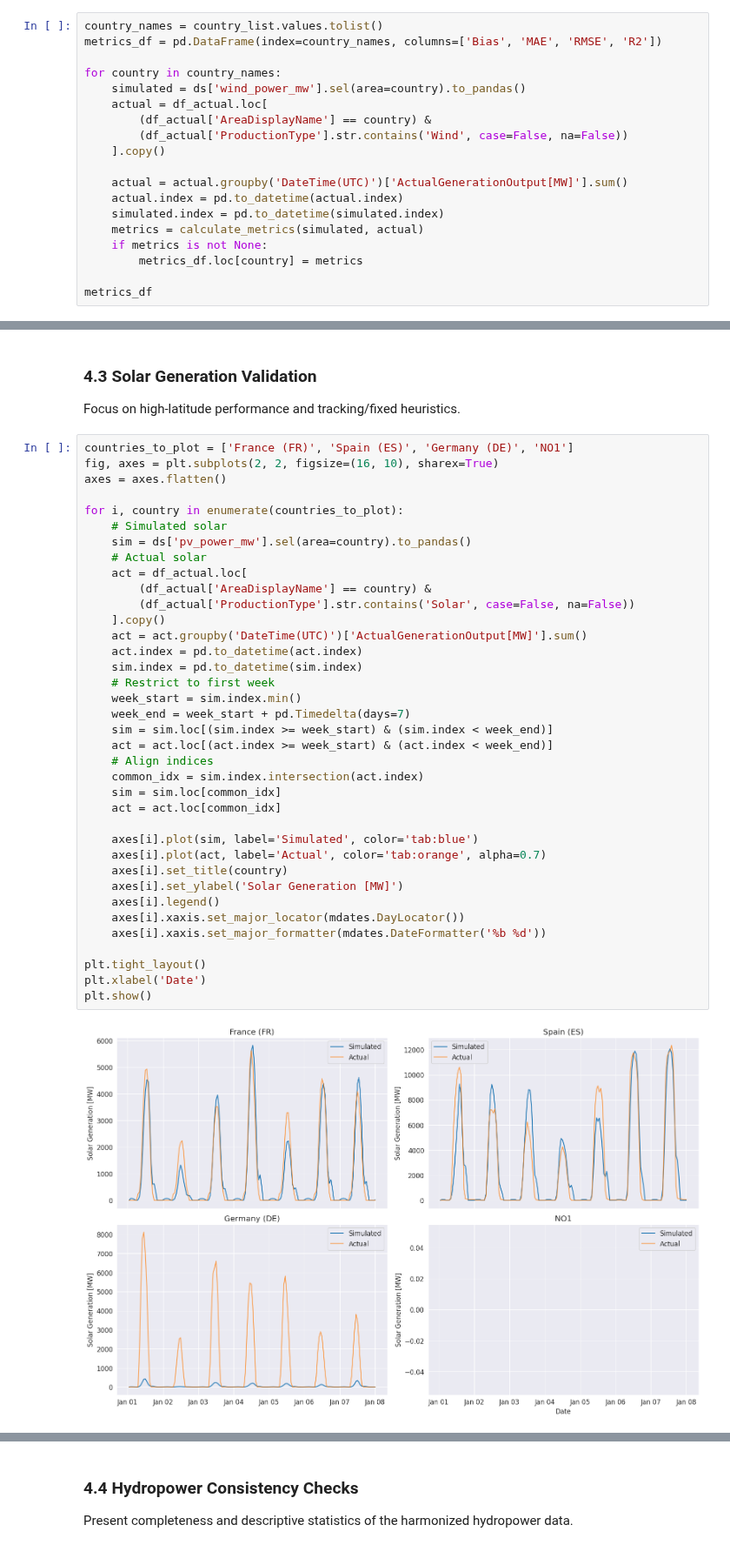
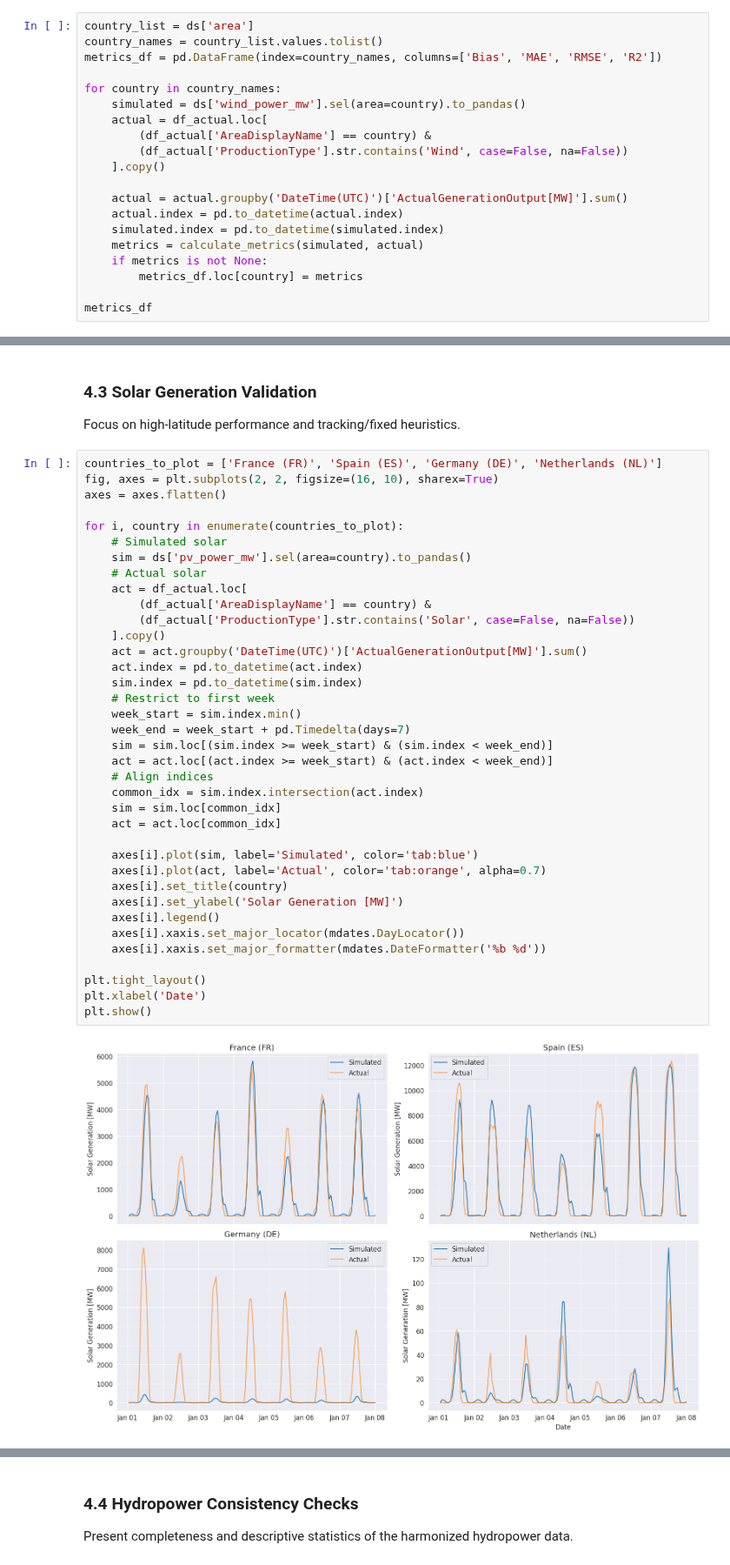
Before and after one commit to EmilBruvik/CERFRES, a Jupyter notebook: notebooks/validation.ipynb, the cells around one changed output, grey strips where cells are left out. Shown at 87% size. Cells and saved outputs as stored; diff of their text form.

```diff
--- a/notebooks/validation.ipynb
+++ b/notebooks/validation.ipynb
@@ -266,4 +268,5 @@ def calculate_metrics(simulated_ts, actual_ts):
 # %%
+country_list = ds['area']
 country_names = country_list.values.tolist()
 metrics_df = pd.DataFrame(index=country_names, columns=['Bias', 'MAE', 'RMSE', 'R2'])
 
@@ -362,7 +407,7 @@ Plots of aggregated performance, scatter plots, and seasonal performance.
 ### 4.3 Solar Generation Validation
 Focus on high-latitude performance and tracking/fixed heuristics.
 # %%
-countries_to_plot = ['France (FR)', 'Spain (ES)', 'Germany (DE)', 'NO1']
+countries_to_plot = ['France (FR)', 'Spain (ES)', 'Germany (DE)', 'Netherlands (NL)']
 fig, axes = plt.subplots(2, 2, figsize=(16, 10), sharex=True)
 axes = axes.flatten()
 
@@ -372,31 +417,31 @@ for i, country in enumerate(countries_to_plot):
     # Actual solar
     act = df_actual.loc[
         (df_actual['AreaDisplayName'] == country) &
         (df_actual['ProductionType'].str.contains('Solar', case=False, na=False))
     ].copy()
     act = act.groupby('DateTime(UTC)')['ActualGenerationOutput[MW]'].sum()
     act.index = pd.to_datetime(act.index)
     sim.index = pd.to_datetime(sim.index)
     # Restrict to first week
     week_start = sim.index.min()
     week_end = week_start + pd.Timedelta(days=7)
     sim = sim.loc[(sim.index >= week_start) & (sim.index < week_end)]
     act = act.loc[(act.index >= week_start) & (act.index < week_end)]
     # Align indices
     common_idx = sim.index.intersection(act.index)
     sim = sim.loc[common_idx]
     act = act.loc[common_idx]
 
     axes[i].plot(sim, label='Simulated', color='tab:blue')
     axes[i].plot(act, label='Actual', color='tab:orange', alpha=0.7)
     axes[i].set_title(country)
     axes[i].set_ylabel('Solar Generation [MW]')
     axes[i].legend()
     axes[i].xaxis.set_major_locator(mdates.DayLocator())
     axes[i].xaxis.set_major_formatter(mdates.DateFormatter('%b %d'))
 
 plt.tight_layout()
 plt.xlabel('Date')
 plt.show()
 # %% [output]
-[figure, old version]
+[figure, new version]
```
Also changed, not shown: parts of 17 cells of this notebook, 2 other files.
